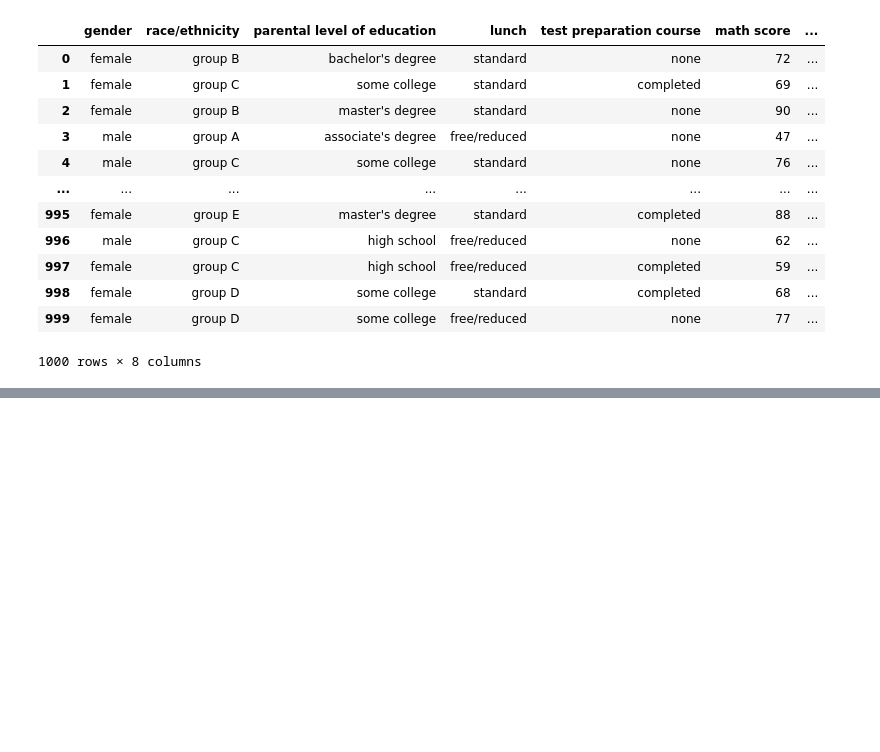
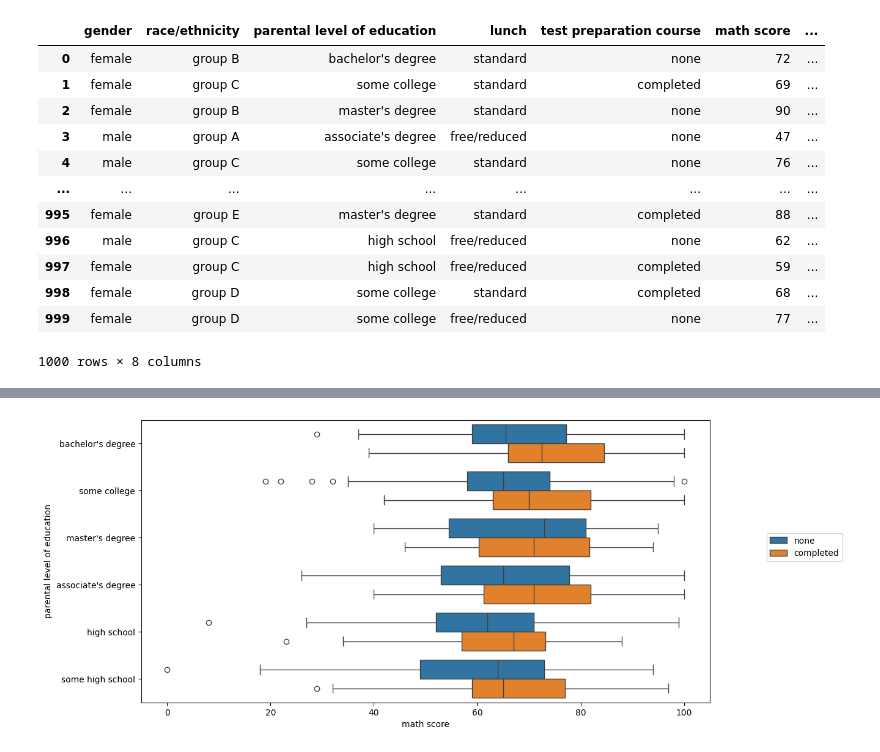
Before and after one commit to AlexTmbMifi/Seaborn-Matplotlib, a Jupyter notebook: Categorical Plots.ipynb, the cells around one changed output, grey strips where cells are left out. Drawn from its saved outputs; the diff is of its cells as text; code cells hidden in the pictures; blank space fills up the shorter version.

```diff
--- a/Categorical Plots.ipynb
+++ b/Categorical Plots.ipynb
@@ -25,0 +34,7 @@ df
+# %%
+# горизонтальный
+fig, ax = plt.subplots(figsize=(12, 6))
+sns.boxplot(data=df, y = 'parental level of education', x='math score', hue = 'test preparation course');
+plt.legend(loc = (1.1, 0.5));
+# %% [output]
+[figure, added]
```
Also changed, not shown: parts of 6 cells of this notebook.
